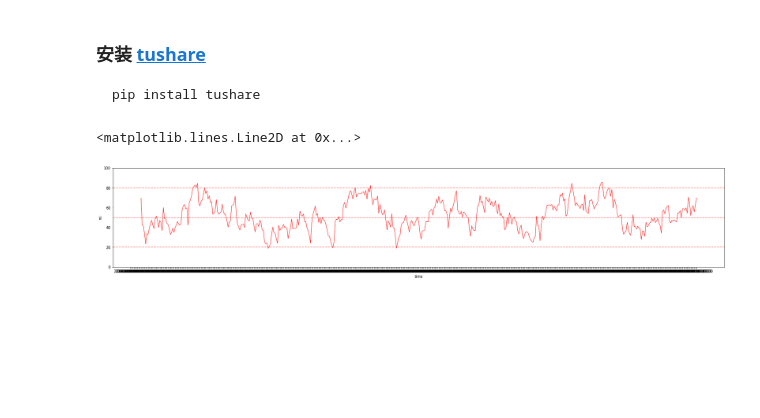
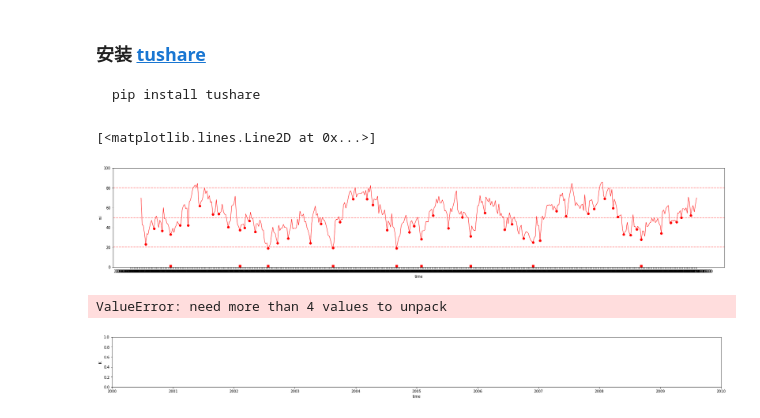
Before and after one commit to huanghan/notebook-01, a Jupyter notebook: tushareAPI.ipynb, the cells around one changed output. Saved outputs shown, nothing was run; the diff lists cells and outputs as text; code cells hidden in the pictures; blank space fills up the shorter version.

```diff
--- a/tushareAPI.ipynb
+++ b/tushareAPI.ipynb
@@ -22,25 +22,50 @@ df["macd"],df["signal"],df["hist"] = tl.MACD(df['close'].values, fastperiod=12,
 # %%
 #绘制RSI线图
 
 fig, ax = plt.subplots(figsize=(30,5))
 #设置坐标轴范围
 plt.xlabel('time')
 plt.ylabel('rsi')
 
 #设置坐标轴范围
 #plt.xlim((-5, 5))
 plt.ylim((0, 100))
 
 plt.plot(df["date"],df["rsi"],color='red', linewidth=1.0, linestyle='-')
 plt.axhline(80,alpha=0.5,color='red',linestyle='--')
 plt.axhline(50,alpha=0.5,color='red',linestyle='--')
 plt.axhline(20,alpha=0.5,color='red',linestyle='--')
 
+rsi = df["rsi"]
+#3日内的低点
 rsi_Low= rsi[rsi<rsi.shift(3)][rsi<rsi.shift(2)][rsi<rsi.shift(1)][rsi<rsi.shift(-1)][rsi<rsi.shift(-2)][rsi<rsi.shift(-3)]
 rsi_Low = rsi_Low.dropna()
+plt.plot(rsi_Low.index.values,rsi_Low.values,'o',color='red')
+
+#低点的低点
+rsi_Low_Low = rsi_Low  [ rsi_Low.shift(2) > rsi_Low ]   [ rsi_Low.shift(1) > rsi_Low ]   [ rsi_Low.shift(-1) > rsi_Low ]   [ rsi_Low.shift(-2) > rsi_Low ]
+rsi_Low_Low= rsi_Low_Low.dropna()
+plt.plot(rsi_Low_Low.index.values,rsi_Low_Low.values-rsi_Low_Low.values+1,'s',color='red')
 # %% [output]
-<matplotlib.lines.Line2D at 0x...>
+[<matplotlib.lines.Line2D at 0x...>]
-[figure, old version]
+[figure, new version]
+# %%
+df = ts.get_k_data('002408', ktype='60',autype="qfq",index=False)
+#绘制K线图
+KData = df.as_matrix()
+KDate = df.index.values
+#创建figure窗口
+fig = plt.figure(num=1, figsize=(30, 5),)
+ax = plt.axes()
+ax.xaxis_date()
+fig.subplots_adjust(bottom=0.5)
+plt.xlabel('time')
+plt.ylabel('K')
+KData = np.insert(KData,0, KDate,axis=1)
+mpf.candlestick_ochl(ax, df, width=0.6, colorup='r', colordown='g', alpha=1.0)
+# %% [output]
+ValueError: need more than 4 values to unpack
+[figure, added]
 # %%
 df = ts.get_tick_data('002408',date='2018-05-14')
 df.head(100)
```
